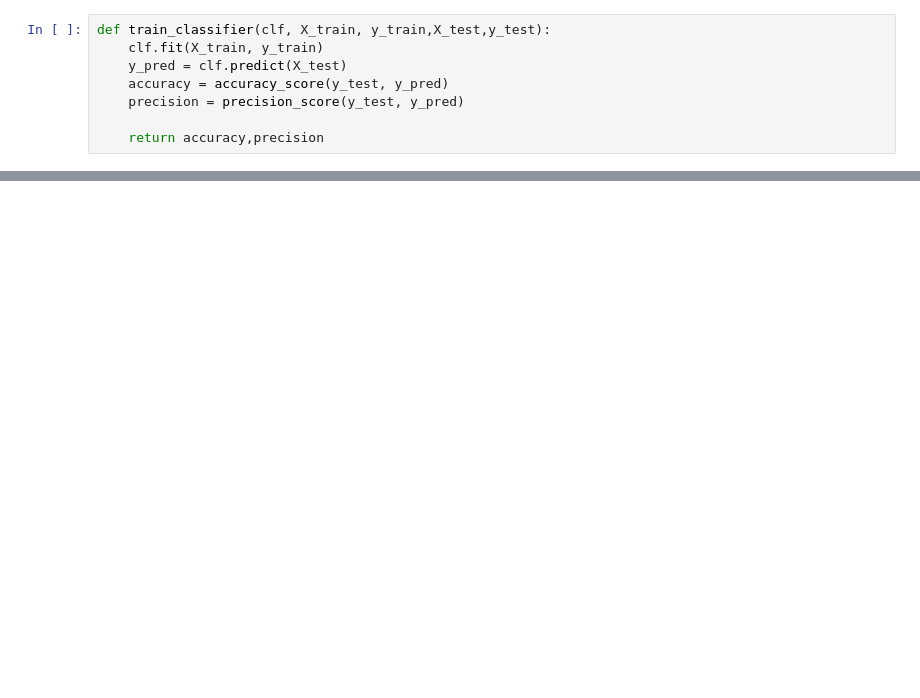
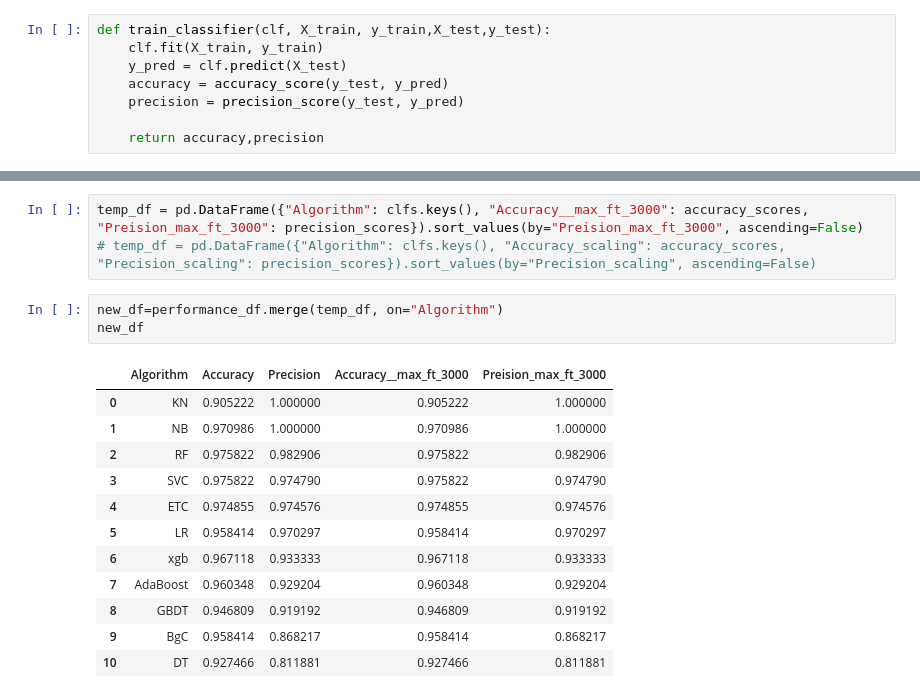
Before and after one commit to cropped33/spam_or_ham, a Jupyter notebook: sms_spam_detection.ipynb, the cells around one changed output, grey strips where cells are left out. Drawn from its saved outputs; the diff is of its cells as text; blank space fills up the shorter version.

```diff
--- a/sms_spam_detection.ipynb
+++ b/sms_spam_detection.ipynb
@@ -492,0 +569,19 @@ TypeError: 'list' object is not callable
+# %%
+temp_df = pd.DataFrame({"Algorithm": clfs.keys(), "Accuracy__max_ft_3000": accuracy_scores, "Preision_max_ft_3000": precision_scores}).sort_values(by="Preision_max_ft_3000", ascending=False)
+# temp_df = pd.DataFrame({"Algorithm": clfs.keys(), "Accuracy_scaling": accuracy_scores, "Precision_scaling": precision_scores}).sort_values(by="Precision_scaling", ascending=False)
+# %%
+new_df=performance_df.merge(temp_df, on="Algorithm")
+new_df
+# %% [output]
+|  | Algorithm | Accuracy | Precision | Accuracy__max_ft_3000 | Preision_max_ft_3000 |
+| 0 | KN | 0.905222 | 1.000000 | 0.905222 | 1.000000 |
+| 1 | NB | 0.970986 | 1.000000 | 0.970986 | 1.000000 |
+| 2 | RF | 0.975822 | 0.982906 | 0.975822 | 0.982906 |
+| 3 | SVC | 0.975822 | 0.974790 | 0.975822 | 0.974790 |
+| 4 | ETC | 0.974855 | 0.974576 | 0.974855 | 0.974576 |
+| 5 | LR | 0.958414 | 0.970297 | 0.958414 | 0.970297 |
+| 6 | xgb | 0.967118 | 0.933333 | 0.967118 | 0.933333 |
+| 7 | AdaBoost | 0.960348 | 0.929204 | 0.960348 | 0.929204 |
+| 8 | GBDT | 0.946809 | 0.919192 | 0.946809 | 0.919192 |
+| 9 | BgC | 0.958414 | 0.868217 | 0.958414 | 0.868217 |
+| 10 | DT | 0.927466 | 0.811881 | 0.927466 | 0.811881 |
```
Also changed, not shown: parts of 36 cells of this notebook.
